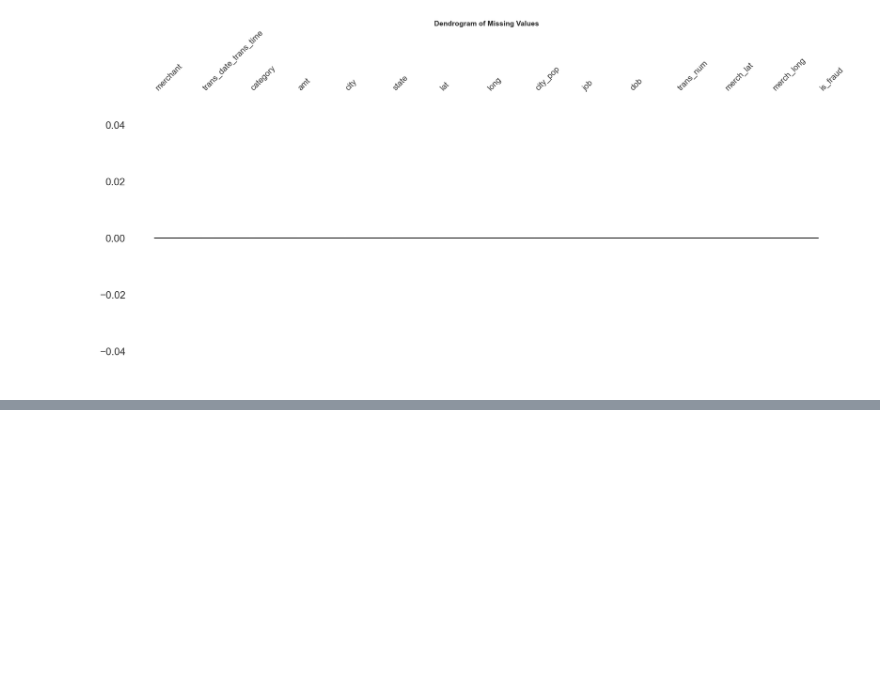
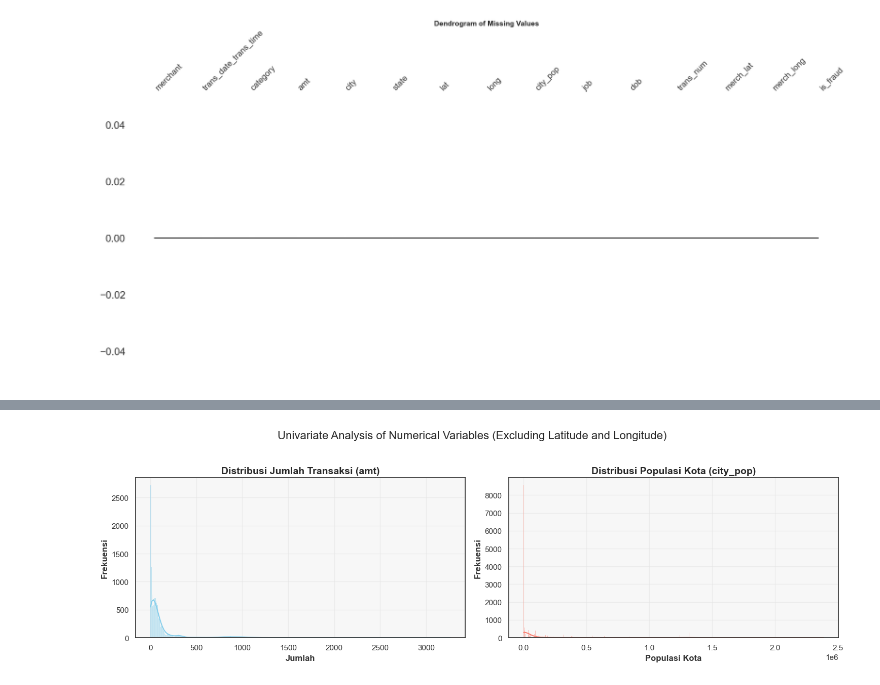
Before and after one commit to evanhfw/Gelar-Rasa-2024, a Jupyter notebook: EDA Notebook.ipynb, the cells around one changed output, grey strips where cells are left out. Cells and saved outputs as stored; diff of their text form; code cells hidden in the pictures; blank space fills up the shorter version.

```diff
--- a/EDA Notebook.ipynb
+++ b/EDA Notebook.ipynb
@@ -214,0 +340,27 @@ data['state'].value_counts().sort_values(ascending=True).plot(kind='barh')
+# %%
+# Analisis univariat untuk variabel numerik (tanpa variabel Latitude dan Longitude)
+# Fokus pada variabel 'amt' (jumlah transaksi) dan 'city_pop' (populasi kota)
+
+# Mengatur subplots untuk variabel numerik terpilih
+fig, axs = plt.subplots(1, 2, figsize=(15, 5))
+fig.suptitle('Univariate Analysis of Numerical Variables (Excluding Latitude and Longitude)', fontsize=16)
+
+# Plot distribusi untuk 'amt' (jumlah transaksi)
+sns.histplot(data['amt'], kde=True, ax=axs[0], color='skyblue')
+axs[0].set_title('Distribusi Jumlah Transaksi (amt)')  # Judul plot untuk jumlah transaksi
+axs[0].set_xlabel('Jumlah')  # Label sumbu x
+axs[0].set_ylabel('Frekuensi')  # Label sumbu y
+
+# Plot distribusi untuk 'city_pop' (populasi kota)
+sns.histplot(data['city_pop'], kde=True, ax=axs[1], color='salmon')
+axs[1].set_title('Distribusi Populasi Kota (city_pop)')  # Judul plot untuk populasi kota
+axs[1].set_xlabel('Populasi Kota')  # Label sumbu x
+axs[1].set_ylabel('Frekuensi')  # Label sumbu y
+
+# Mengatur layout plot agar lebih rapi
+plt.tight_layout(rect=[0, 0.03, 1, 0.95])
+
+# Menampilkan plot
+plt.show()
+# %% [output]
+[figure, added]
```
Also changed, not shown: parts of 42 cells of this notebook, 18 other files.
